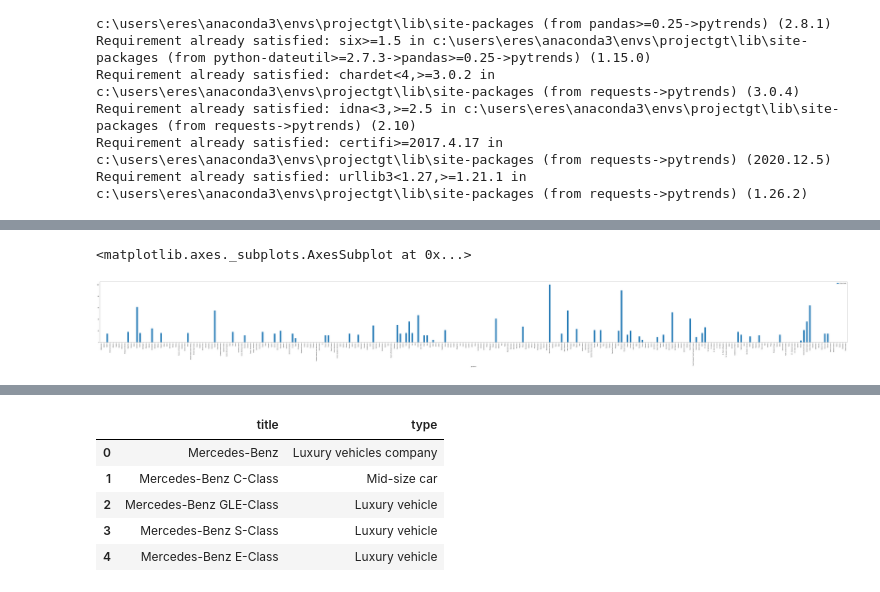
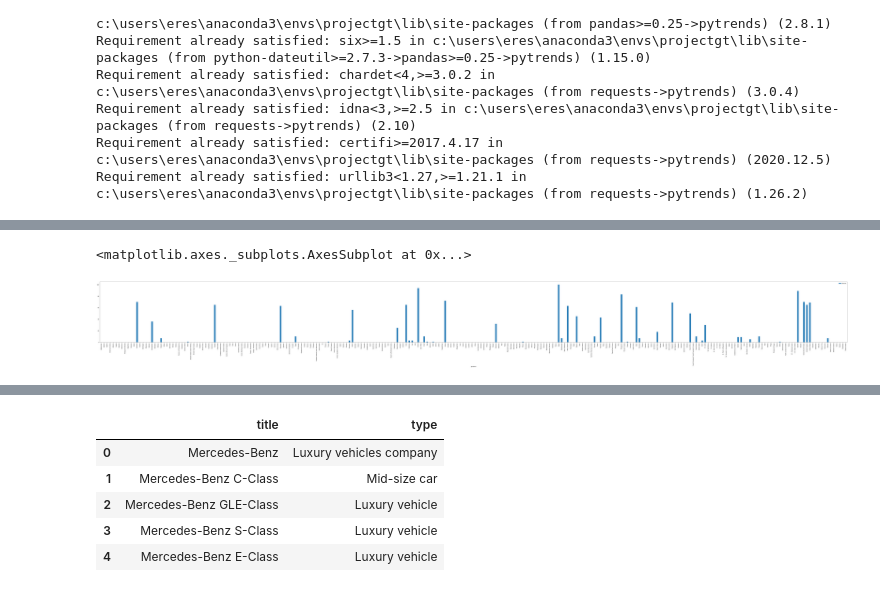
Before and after one commit to gelopez21/Project2, a Jupyter notebook: gTrends.ipynb, the cells around one changed output, grey strips where cells are left out. Drawn from its saved outputs; the diff is of its cells as text; code cells hidden in the pictures.

```diff
--- a/gTrends.ipynb
+++ b/gTrends.ipynb
@@ -30,8 +42,8 @@ AttributeError: 'TrendReq' object has no attribute 'interest_by_usa'
 # %%
-df.reset_index().plot(x='geoName', y='Taylor Swift', figsize=(120, 10), kind ='bar')
+df.reset_index().plot(x='geoName', y='Vaccine', figsize=(120, 10), kind ='bar')
 # %% [output]
 <matplotlib.axes._subplots.AxesSubplot at 0x...>
-[figure, old version]
+[figure, new version]
 # %%
 #Google Hot Trends data
 df = pytrend.trending_searches(pn='united_states')
```
Also changed, not shown: parts of 6 cells of this notebook, 8 other files.
